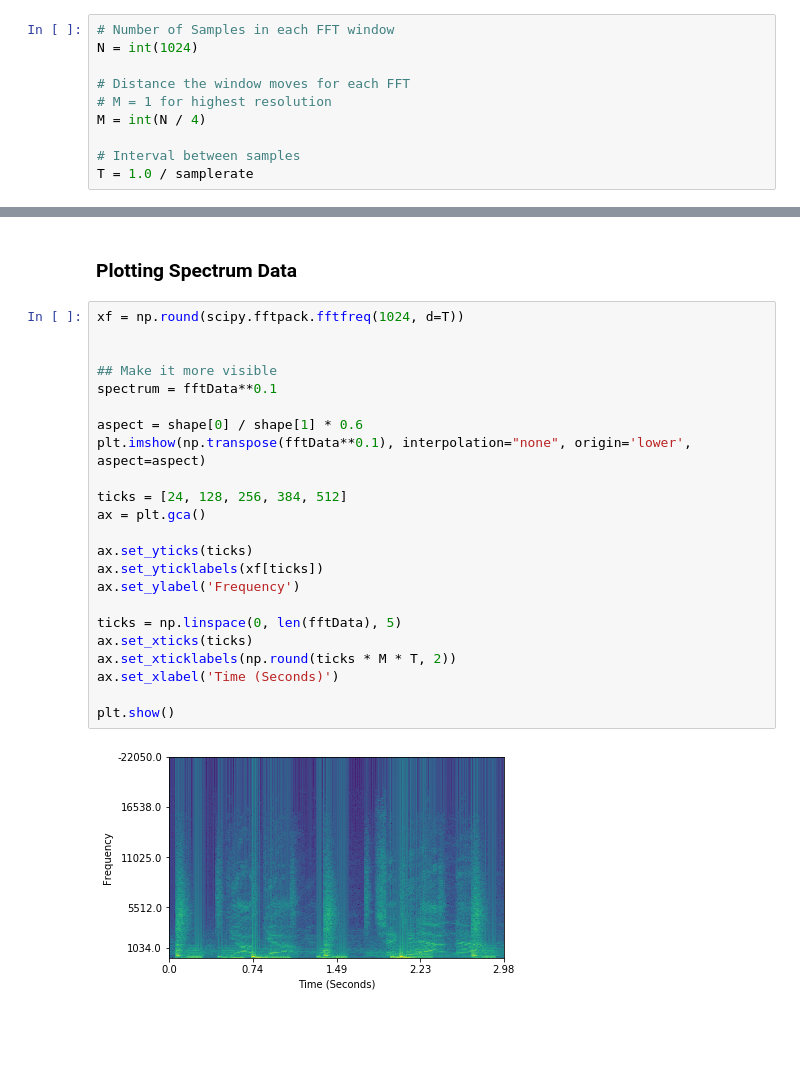
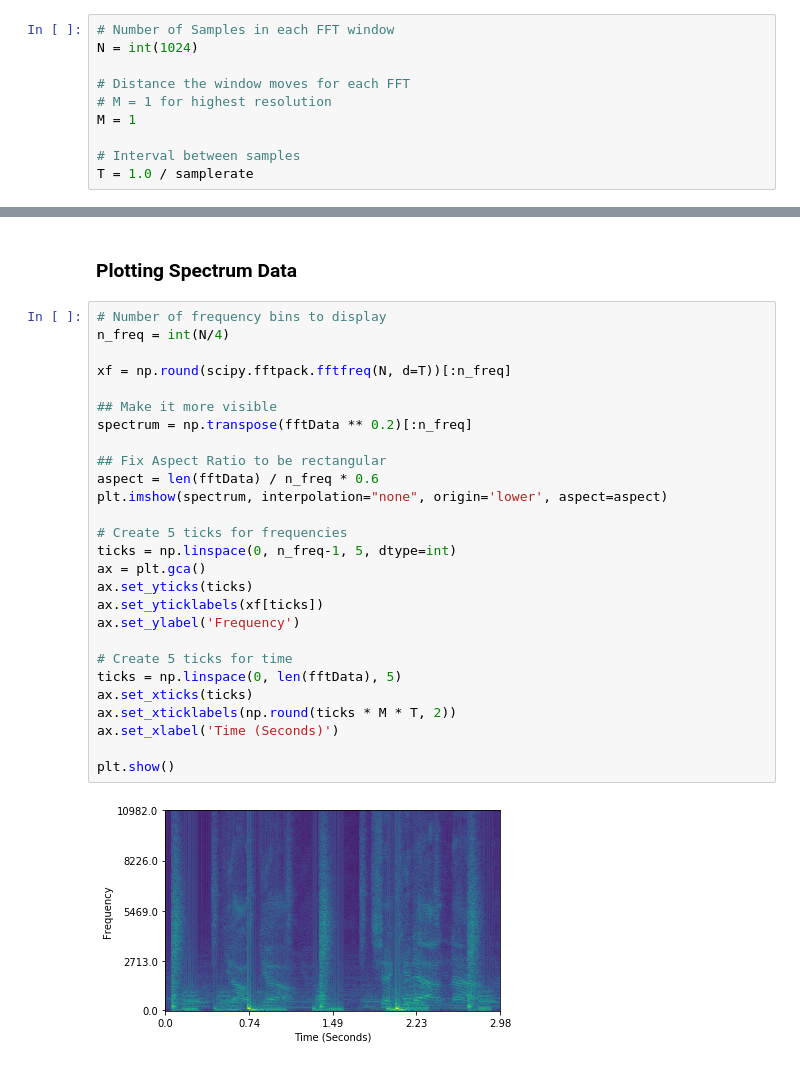
Before and after one commit to arowe92/everynoise, a Jupyter notebook: docs/FFT.ipynb, the cells around one changed output, grey strips where cells are left out. Drawn from its saved outputs; the diff is of its cells as text; blank space fills up the shorter version.

```diff
--- a/docs/FFT.ipynb
+++ b/docs/FFT.ipynb
@@ -58,7 +58,7 @@ N = int(1024)
 
 # Distance the window moves for each FFT
 # M = 1 for highest resolution
-M = int(N / 4)
+M = 1
 
 # Interval between samples
 T = 1.0 / samplerate
@@ -91,27 +91,31 @@ This corresponds to 129 time steps with 512 frequencies each
 # %% [markdown]
 ### Plotting Spectrum Data
 # %%
-xf = np.round(scipy.fftpack.fftfreq(1024, d=T))
+# Number of frequency bins to display
+n_freq = int(N/4)
 
+xf = np.round(scipy.fftpack.fftfreq(N, d=T))[:n_freq]
 
 ## Make it more visible
-spectrum = fftData**0.1
+spectrum = np.transpose(fftData ** 0.2)[:n_freq]
 
-aspect = shape[0] / shape[1] * 0.6
-plt.imshow(np.transpose(fftData**0.1), interpolation="none", origin='lower', aspect=aspect)
+## Fix Aspect Ratio to be rectangular
+aspect = len(fftData) / n_freq * 0.6
+plt.imshow(spectrum, interpolation="none", origin='lower', aspect=aspect)
 
-ticks = [24, 128, 256, 384, 512]
+# Create 5 ticks for frequencies
+ticks = np.linspace(0, n_freq-1, 5, dtype=int)
 ax = plt.gca()
-
 ax.set_yticks(ticks)
 ax.set_yticklabels(xf[ticks])
 ax.set_ylabel('Frequency')
 
+# Create 5 ticks for time
 ticks = np.linspace(0, len(fftData), 5)
 ax.set_xticks(ticks)
 ax.set_xticklabels(np.round(ticks * M * T, 2))
 ax.set_xlabel('Time (Seconds)')
 
 plt.show()
 # %% [output]
-[figure, old version]
+[figure, new version]
```
Also changed, not shown: parts of 3 cells of this notebook.
